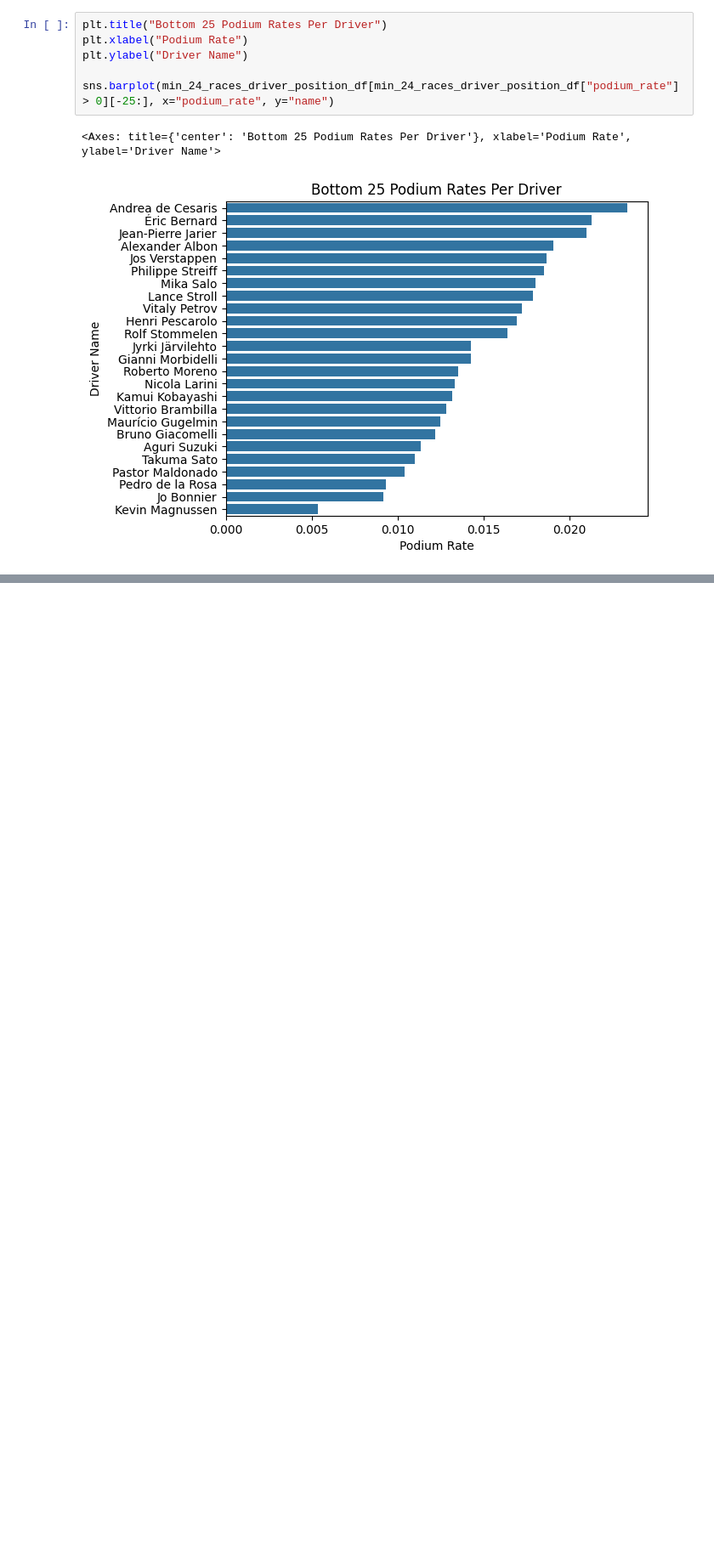
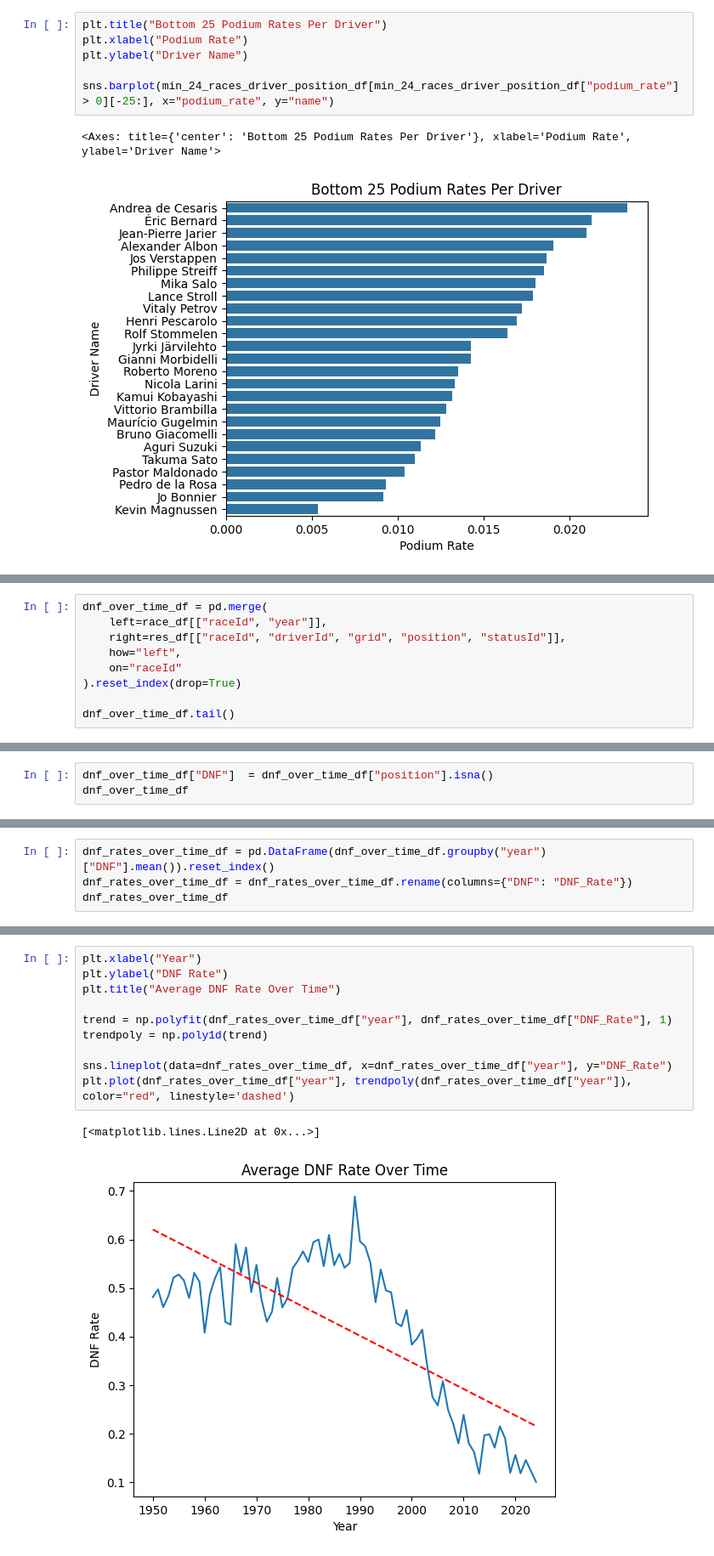
Before and after one commit to DaveAhearne/F1Prediction, a Jupyter notebook: notebooks/EDA.ipynb, the cells around one changed output, grey strips where cells are left out. Shown at 85% size. Drawn from its saved outputs; the diff is of its cells as text; blank space fills up the shorter version.

```diff
--- a/notebooks/EDA.ipynb
+++ b/notebooks/EDA.ipynb
@@ -638,0 +643,9 @@ In conclusion, *yes* there doesn appear to be a strong difference in podium rate
+# %%
+dnf_over_time_df = pd.merge(
+    left=race_df[["raceId", "year"]],
+    right=res_df[["raceId", "driverId", "grid", "position", "statusId"]],
+    how="left",
+    on="raceId"
+).reset_index(drop=True)
+
+dnf_over_time_df.tail()
@@ -638,0 +661,3 @@ In conclusion, *yes* there doesn appear to be a strong difference in podium rate
+# %%
+dnf_over_time_df["DNF"]  = dnf_over_time_df["position"].isna()
+dnf_over_time_df
@@ -638,0 +680,4 @@ In conclusion, *yes* there doesn appear to be a strong difference in podium rate
+# %%
+dnf_rates_over_time_df = pd.DataFrame(dnf_over_time_df.groupby("year")["DNF"].mean()).reset_index()
+dnf_rates_over_time_df = dnf_rates_over_time_df.rename(columns={"DNF": "DNF_Rate"})
+dnf_rates_over_time_df
@@ -638,0 +698,13 @@ In conclusion, *yes* there doesn appear to be a strong difference in podium rate
+# %%
+plt.xlabel("Year")
+plt.ylabel("DNF Rate")
+plt.title("Average DNF Rate Over Time")
+
+trend = np.polyfit(dnf_rates_over_time_df["year"], dnf_rates_over_time_df["DNF_Rate"], 1)
+trendpoly = np.poly1d(trend)
+
+sns.lineplot(data=dnf_rates_over_time_df, x=dnf_rates_over_time_df["year"], y="DNF_Rate")
+plt.plot(dnf_rates_over_time_df["year"], trendpoly(dnf_rates_over_time_df["year"]), color="red", linestyle='dashed')
+# %% [output]
+[<matplotlib.lines.Line2D at 0x...>]
+[figure, added]
```
Also changed, not shown: parts of 19 cells of this notebook.
